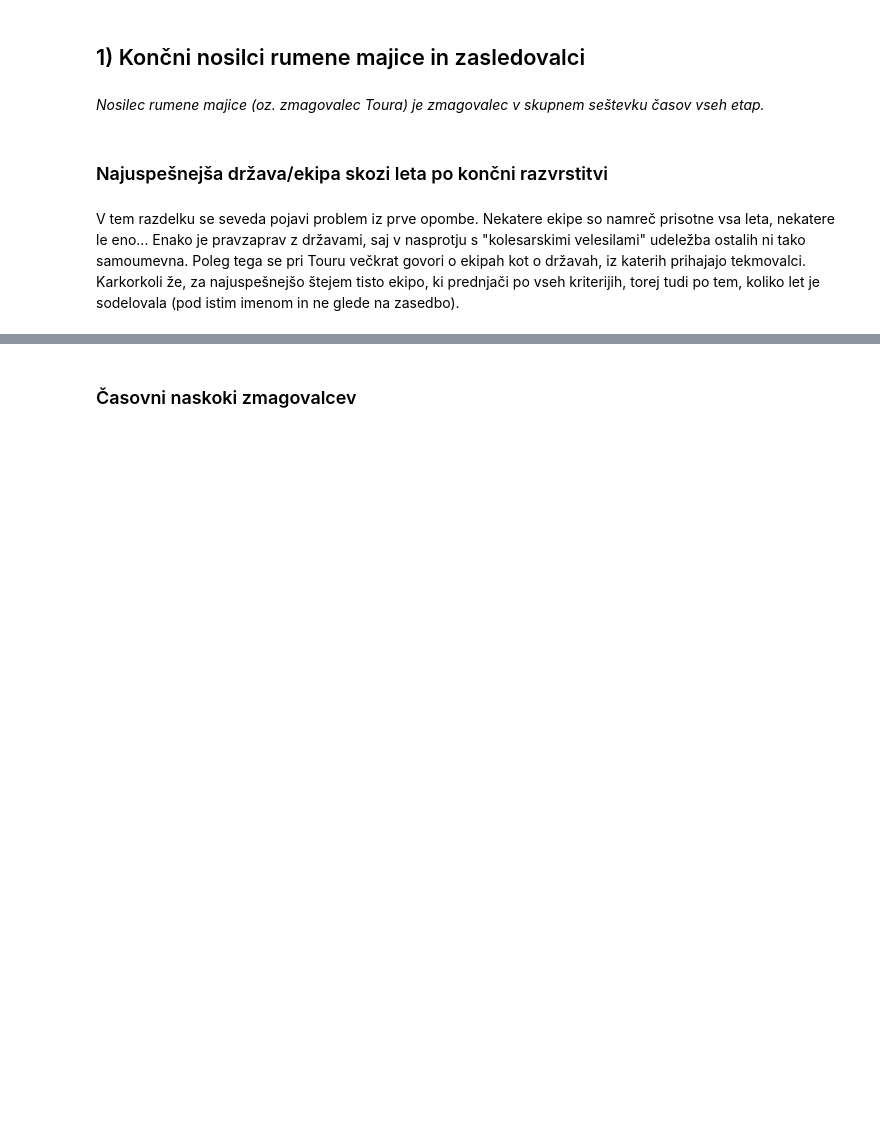
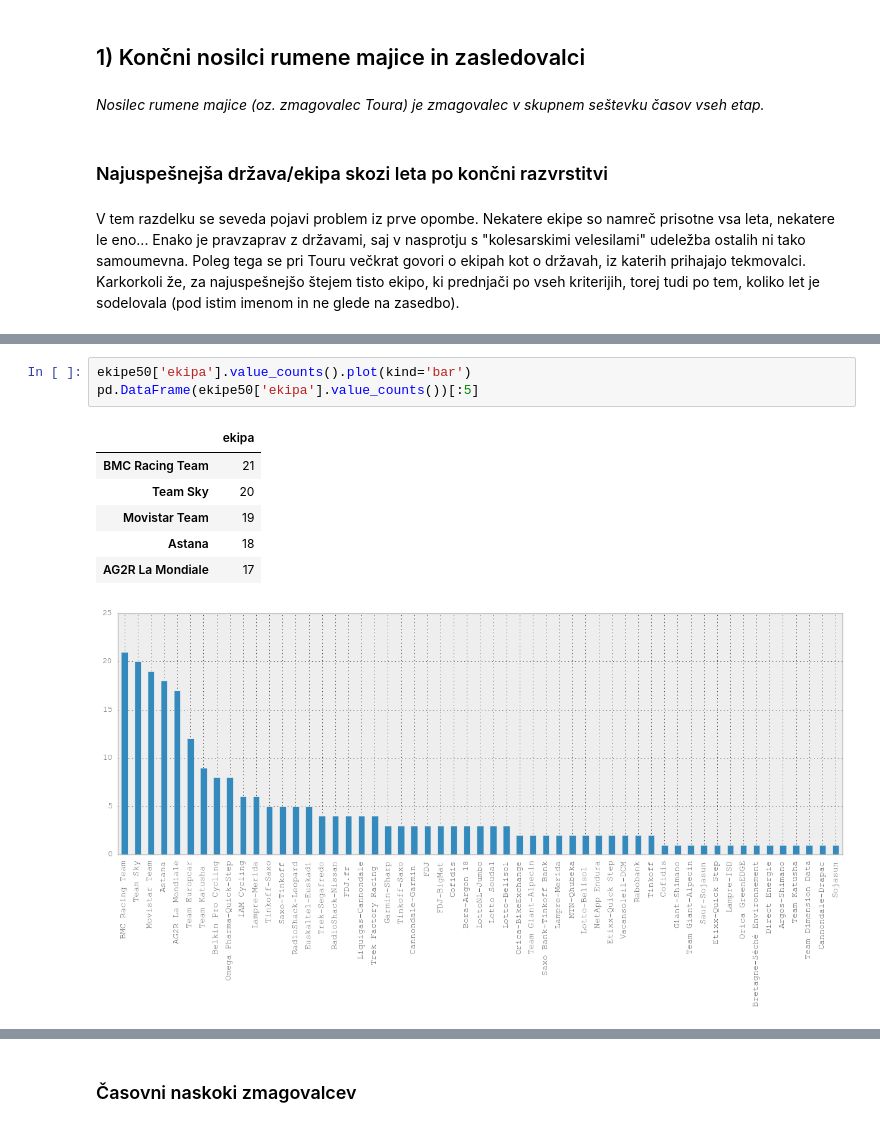
Before and after one commit to aeTS/Projekt-PRO1, a Jupyter notebook: Projekt_analiza_Tour.ipynb, the cells around one changed output, grey strips where cells are left out. Saved outputs shown, nothing was run; the diff lists cells and outputs as text; blank space fills up the shorter version.

```diff
--- a/Projekt_analiza_Tour.ipynb
+++ b/Projekt_analiza_Tour.ipynb
@@ -56,0 +89,11 @@ a = pd.DataFrame(ekipe10['ekipa'])
+# %%
+ekipe50['ekipa'].value_counts().plot(kind='bar')
+pd.DataFrame(ekipe50['ekipa'].value_counts())[:5]
+# %% [output]
+|  | ekipa |
+| BMC Racing Team | 21 |
+| Team Sky | 20 |
+| Movistar Team | 19 |
+| Astana | 18 |
+| AG2R La Mondiale | 17 |
+[figure, added]
```
Also changed, not shown: parts of 13 cells of this notebook.
